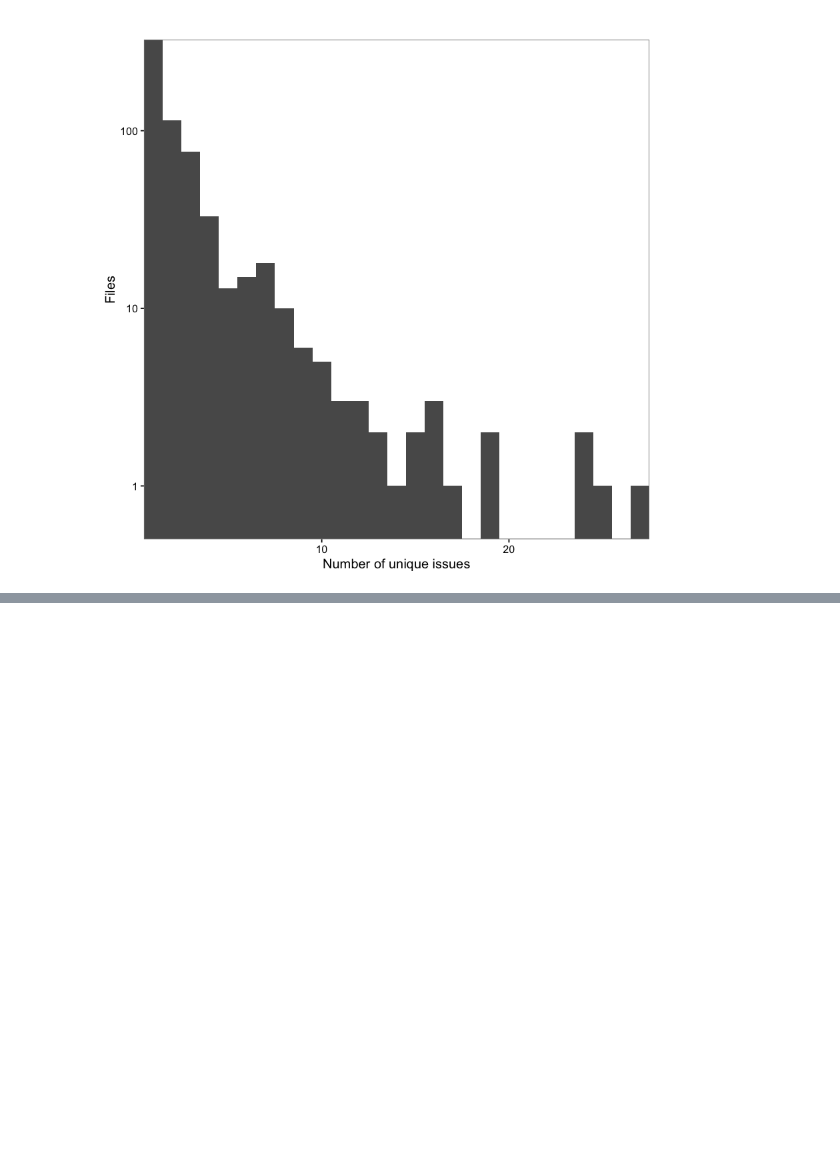
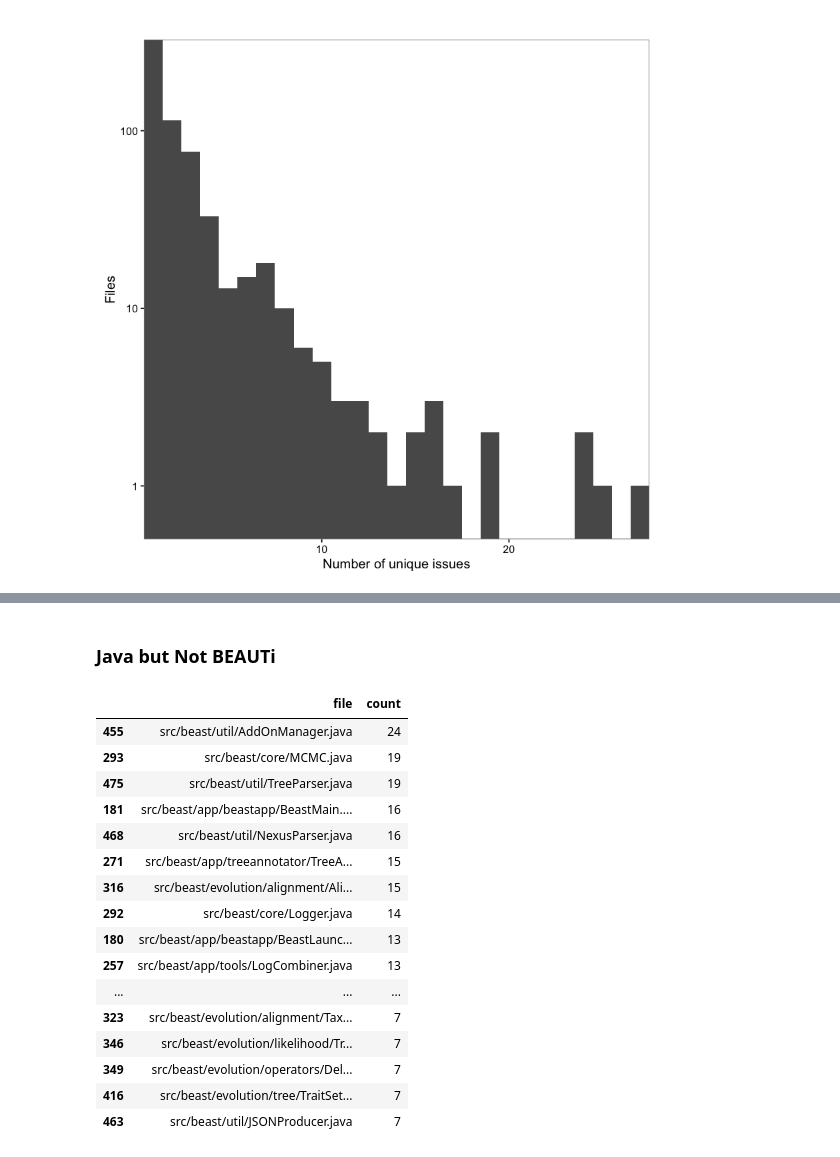
Before and after one commit to CompEvol/beast2report, a Jupyter notebook: report.ipynb, the cells around one changed output, grey strips where cells are left out. Cells and saved outputs as stored; diff of their text form; code cells hidden in the pictures; blank space fills up the shorter version.

```diff
--- a/report.ipynb
+++ b/report.ipynb
@@ -152,0 +187,23 @@ Warning message:
+# %% [markdown]
+### Java but Not BEAUTi
+# %%
+issue[grepl(".java", issue$file) &
+     !(grepl("beauti", issue$file) | grepl("draw", issue$file)),]
+# %% [output]
+|  | file | count |
+| 455 | src/beast/util/AddOnManager.java | 24 |
+| 293 | src/beast/core/MCMC.java | 19 |
+| 475 | src/beast/util/TreeParser.java | 19 |
+| 181 | src/beast/app/beastapp/BeastMain.... | 16 |
+| 468 | src/beast/util/NexusParser.java | 16 |
+| 271 | src/beast/app/treeannotator/TreeA... | 15 |
+| 316 | src/beast/evolution/alignment/Ali... | 15 |
+| 292 | src/beast/core/Logger.java | 14 |
+| 180 | src/beast/app/beastapp/BeastLaunc... | 13 |
+| 257 | src/beast/app/tools/LogCombiner.java | 13 |
+| ... | ... | ... |
+| 323 | src/beast/evolution/alignment/Tax... | 7 |
+| 346 | src/beast/evolution/likelihood/Tr... | 7 |
+| 349 | src/beast/evolution/operators/Del... | 7 |
+| 416 | src/beast/evolution/tree/TraitSet... | 7 |
+| 463 | src/beast/util/JSONProducer.java | 7 |
```
Also changed, not shown: parts of 14 cells of this notebook.
